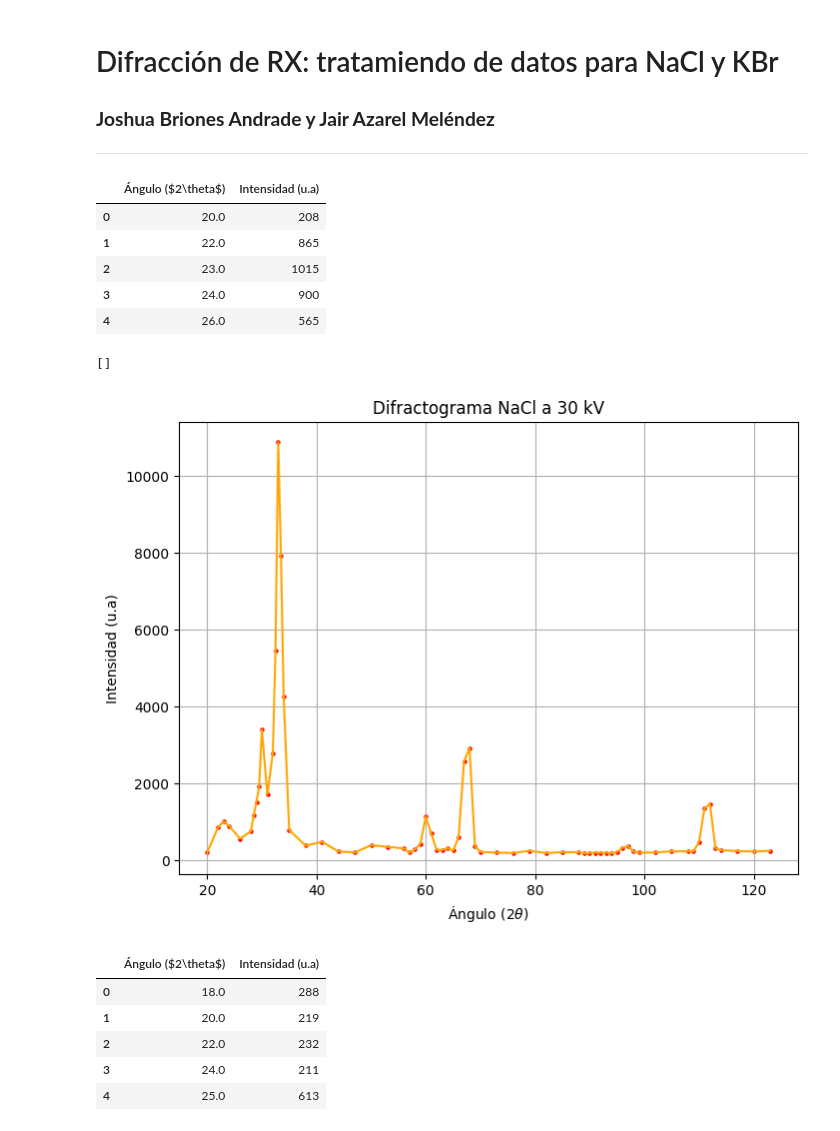
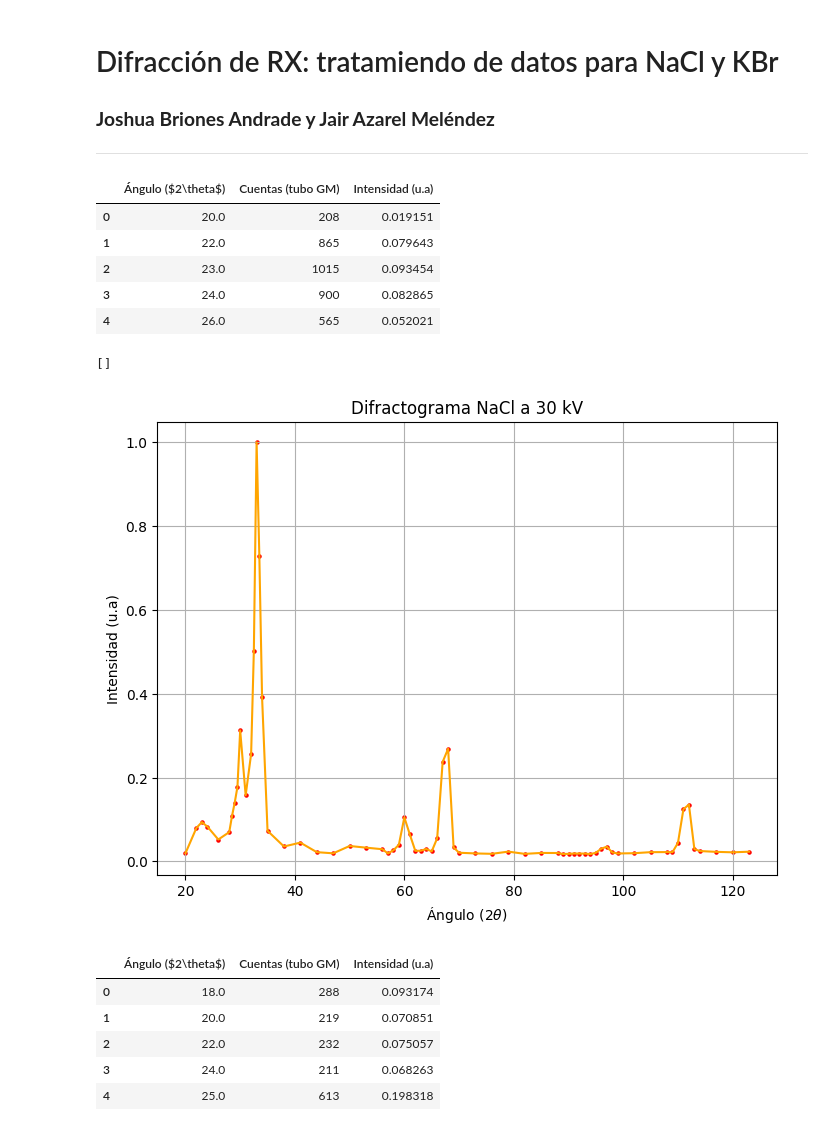
Before and after one commit to joshbrx/Proyectos, a Jupyter notebook: Difraccion_RX.ipynb, the cells around one changed output. Saved outputs shown, nothing was run; the diff lists cells and outputs as text; code cells hidden in the pictures.

Commit message:
Se normalizaron las cuentas del tubo GM respecto al máximo para tenerlo en unidades arbitrarias

```diff
--- a/Difraccion_RX.ipynb
+++ b/Difraccion_RX.ipynb
@@ -12,7 +12,7 @@ import os
 plt.rcParams['figure.figsize'] = [8, 6]
 plt.rcParams['figure.dpi'] = 100
 # %%
-names = [r"Ángulo ($2\theta$)", "Intensidad (u.a)"]
+names = [r"Ángulo ($2\theta$)", "Cuentas (tubo GM)", "Intensidad (u.a)"]
 s = 5
 # %%
 # ii = 63;
@@ -25,26 +25,27 @@ angle1 = [20, 22, 23, 24, 26, 28, 28.5, 29, 29.5, 30, 31,32,32.5,33,33.5,34,35,3
 counts1 = [208,865,1015,900,565,756, 1170 ,1519, 1929 ,3393,1711,2784,5462,10861,7925,4251,790,384,484,237,207,
            397,354,313,203,286,429,1139,696,271,274,319,257,598,2576,2919,360,222,204,194,251,193,217,215,189,
            194,202,201,201,186,223,328,379,229,203,210,237,239,237,478,1351,1471,316,266,245,233,249]
-data1 = [[angle1[i], counts1[i]] for i in range(len(angle1))]
+counts1_b = counts1 / np.max(counts1)
+data1 = [[angle1[i], counts1[i], counts1_b[i]] for i in range(len(angle1))]
 df1 = pd.DataFrame(data1, columns = names)
 df1.head()
 # %% [output]
-|  | Ángulo ($2\theta$) | Intensidad (u.a) |
-| 0 | 20.0 | 208 |
-| 1 | 22.0 | 865 |
-| 2 | 23.0 | 1015 |
-| 3 | 24.0 | 900 |
-| 4 | 26.0 | 565 |
+|  | Ángulo ($2\theta$) | Cuentas (tubo GM) | Intensidad (u.a) |
+| 0 | 20.0 | 208 | 0.019151 |
+| 1 | 22.0 | 865 | 0.079643 |
+| 2 | 23.0 | 1015 | 0.093454 |
+| 3 | 24.0 | 900 | 0.082865 |
+| 4 | 26.0 | 565 | 0.052021 |
 # %%
-plt.scatter(df1.to_numpy()[:,0], df1.to_numpy()[:,1], c="red", s=s)
-plt.plot(df1.to_numpy()[:,0], df1.to_numpy()[:,1], c="orange")
+plt.scatter(df1.to_numpy()[:,0], df1.to_numpy()[:,2], c="red", s=s)
+plt.plot(df1.to_numpy()[:,0], df1.to_numpy()[:,2], c="orange")
 
 plt.xlabel(r"Ángulo ($2\theta$)"); plt.ylabel("Intensidad (u.a)")
 plt.title("Difractograma NaCl a 30 kV"), plt.grid()
 plt.plot()
 # %% [output]
 []
-[figure, old version]
+[figure, new version]
 # %%
 # ii = 100;
 # angle2[ii], counts2[ii]
@@ -60,14 +61,15 @@ counts2 = [288, 219, 232, 211, 613, 736, 538, 559, 881,3091,3064,1904, 702, 210,
            526, 370, 172, 133, 148, 140, 136, 140, 153, 144, 139, 139, 148, 145, 191, 168, 186, 161, 172, 144, 169, 133, 176,
            172, 200, 180, 193, 173, 161, 163, 173, 185, 182, 240, 290, 202, 327, 414, 417, 363, 368, 314, 222, 172, 220, 215,
            223, 212, 239, 220, 190, 186, 265, 225, 242, 217, 217, 218, 233, 218, 222, 116, 113, 211, 204, 224, 237, 203]
-data2 = [[angle2[i], counts2[i]] for i in range(len(angle2))]
+counts2_b = counts2 / np.max(counts2)
+data2 = [[angle2[i], counts2[i], counts2_b[i]] for i in range(len(angle2))]
 df2 = pd.DataFrame(data2, columns = names)
 df2.head()
 # %% [output]
-|  | Ángulo ($2\theta$) | Intensidad (u.a) |
-| 0 | 18.0 | 288 |
-| 1 | 20.0 | 219 |
-| 2 | 22.0 | 232 |
-| 3 | 24.0 | 211 |
-| 4 | 25.0 | 613 |
+|  | Ángulo ($2\theta$) | Cuentas (tubo GM) | Intensidad (u.a) |
+| 0 | 18.0 | 288 | 0.093174 |
+| 1 | 20.0 | 219 | 0.070851 |
+| 2 | 22.0 | 232 | 0.075057 |
+| 3 | 24.0 | 211 | 0.068263 |
+| 4 | 25.0 | 613 | 0.198318 |
 # %%
```
Also changed, not shown: parts of 3 cells of this notebook.
